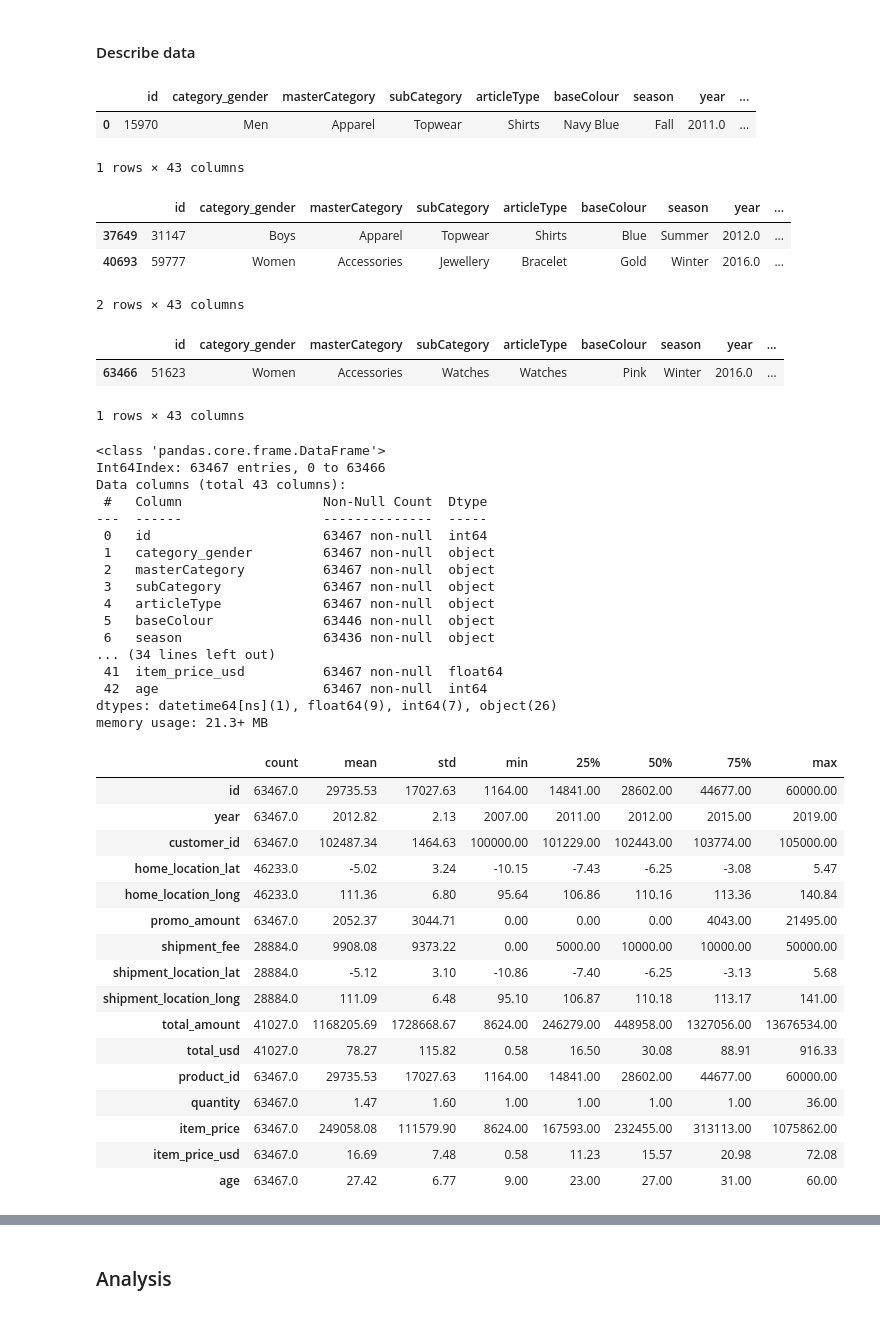
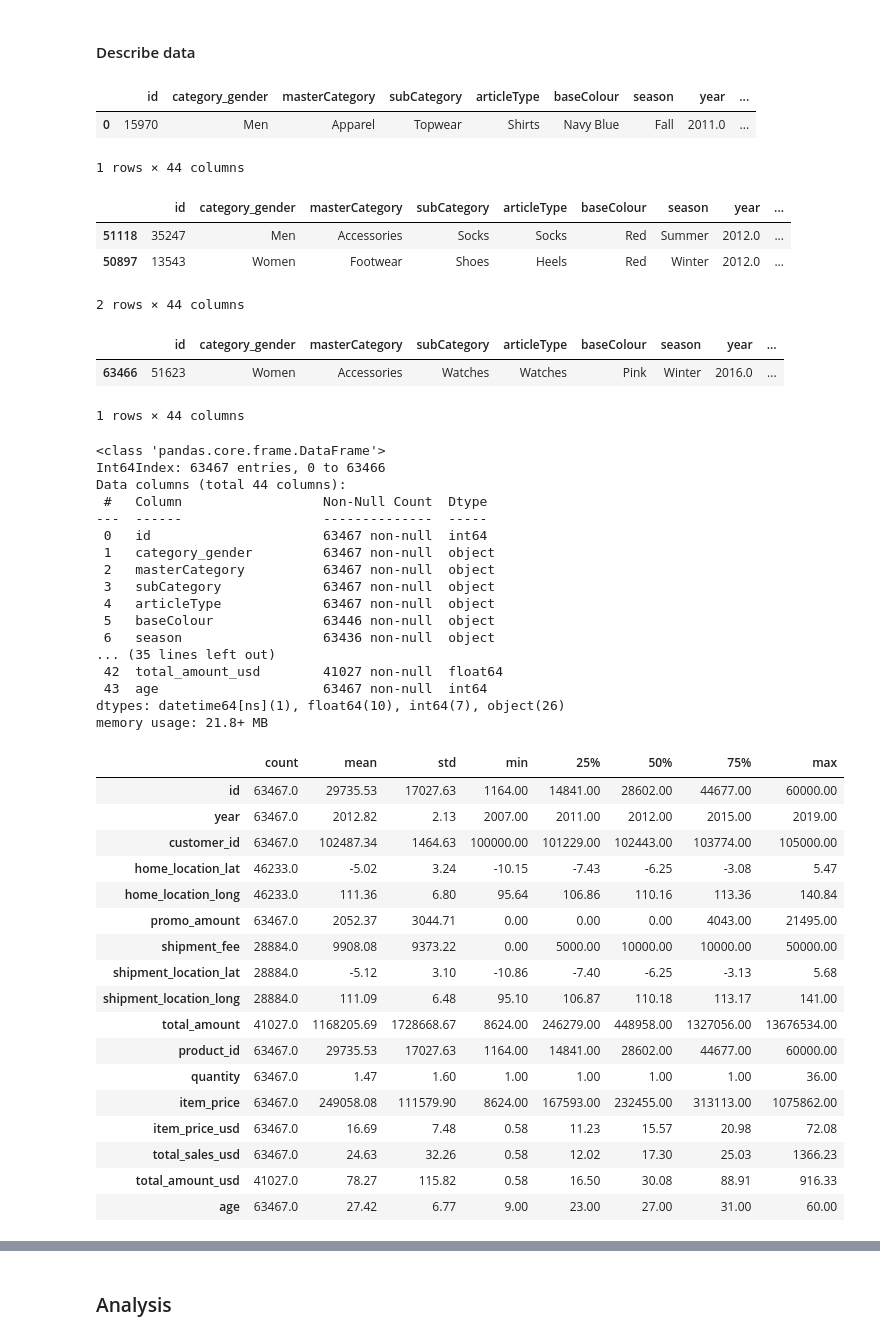
Before and after one commit to uzhegovaelena/ecommerce_analysis, a Jupyter notebook: e_commerce.ipynb, the cells around one changed output, grey strips where cells are left out. Cells and saved outputs as stored; diff of their text form; code cells hidden in the pictures.

```diff
--- a/e_commerce.ipynb
+++ b/e_commerce.ipynb
@@ -101,0 +85,8 @@ transactions.head(1)
+# %%
+idr_to_usd = 0.000067
+transactions['item_price_usd'] = transactions.item_price*idr_to_usd
+transactions['total_sales_usd'] = transactions['quantity']*transactions['item_price_usd']
+transactions['total_amount_usd'] = transactions['total_amount']*idr_to_usd
+
+
+transactions.head(1)
@@ -111,7 +127,7 @@ data.head(3)
 # %%
 product = pd.DataFrame(product)
-data_new = pd.merge(product, data, left_on='id', right_on='product_id')
-data_new.head(3)
+full_data = pd.merge(product, data, left_on='id', right_on='product_id')
+full_data.head(3)
 # %% [output]
 |  | id | gender_x | masterCategory | subCategory | articleType | baseColour | season | year | usage | ... |
 | 0 | 15970 | Men | Apparel | Topwear | Shirts | Navy Blue | Fall | 2011.0 | Casual | ... |
@@ -121,39 +137,39 @@ data_new.head(3)
 # %%
-data_new['birthdate'] = pd.to_datetime(data_new['birthdate'])
-data_new['age'] = datetime.datetime.now().year - data_new['birthdate'].dt.year
+full_data['birthdate'] = pd.to_datetime(full_data['birthdate'])
+full_data['age'] = datetime.datetime.now().year - full_data['birthdate'].dt.year
 
-#time of transaction
+#Can use time of transaction instead of to_datetime
 
 # data_new.head(1)
 # %%
-data_new.rename(columns={'gender_x': 'category_gender', 'gender_y': 'customer_gender'}, inplace=True)
+full_data.rename(columns={'gender_x': 'category_gender', 'gender_y': 'customer_gender'}, inplace=True)
 # %% [markdown]
 #### Describe data
 # %%
-data_new.head(1)
+full_data.head(1)
 # %% [output]
 |  | id | category_gender | masterCategory | subCategory | articleType | baseColour | season | year | ... |
 | 0 | 15970 | Men | Apparel | Topwear | Shirts | Navy Blue | Fall | 2011.0 | ... |
-1 rows × 43 columns
+1 rows × 44 columns
 # %%
-data_new.sample(2)
+full_data.sample(2)
 # %% [output]
 |  | id | category_gender | masterCategory | subCategory | articleType | baseColour | season | year | ... |
-| 37649 | 31147 | Boys | Apparel | Topwear | Shirts | Blue | Summer | 2012.0 | ... |
-| 40693 | 59777 | Women | Accessories | Jewellery | Bracelet | Gold | Winter | 2016.0 | ... |
+| 51118 | 35247 | Men | Accessories | Socks | Socks | Red | Summer | 2012.0 | ... |
+| 50897 | 13543 | Women | Footwear | Shoes | Heels | Red | Winter | 2012.0 | ... |
-2 rows × 43 columns
+2 rows × 44 columns
 # %%
-data_new.tail(1)
+full_data.tail(1)
 # %% [output]
 |  | id | category_gender | masterCategory | subCategory | articleType | baseColour | season | year | ... |
 | 63466 | 51623 | Women | Accessories | Watches | Watches | Pink | Winter | 2016.0 | ... |
-1 rows × 43 columns
+1 rows × 44 columns
 # %%
-data_new.info()
+full_data.info()
 # %% [output]
 <class 'pandas.core.frame.DataFrame'>
 Int64Index: 63467 entries, 0 to 63466
-Data columns (total 43 columns):
+Data columns (total 44 columns):
  #   Column                  Non-Null Count  Dtype
 ---  ------                  --------------  -----
  0   id                      63467 non-null  int64
@@ -163,30 +179,31 @@ Data columns (total 43 columns):
  4   articleType             63467 non-null  object
  5   baseColour              63446 non-null  object
  6   season                  63436 non-null  object
-... (34 lines left out)
- 41  item_price_usd          63467 non-null  float64
- 42  age                     63467 non-null  int64
-dtypes: datetime64[ns](1), float64(9), int64(7), object(26)
-memory usage: 21.3+ MB
+... (35 lines left out)
+ 42  total_amount_usd        41027 non-null  float64
+ 43  age                     63467 non-null  int64
+dtypes: datetime64[ns](1), float64(10), int64(7), object(26)
+memory usage: 21.8+ MB
 # %%
-data_new.describe(include=['int64', 'float64']).round(2).T
+full_data.describe(include=['int64', 'float64']).round(2).T
 # %% [output]
 |  | count | mean | std | min | 25% | 50% | 75% | max |
 | id | 63467.0 | 29735.53 | 17027.63 | 1164.00 | 14841.00 | 28602.00 | 44677.00 | 60000.00 |
 | year | 63467.0 | 2012.82 | 2.13 | 2007.00 | 2011.00 | 2012.00 | 2015.00 | 2019.00 |
 | customer_id | 63467.0 | 102487.34 | 1464.63 | 100000.00 | 101229.00 | 102443.00 | 103774.00 | 105000.00 |
 | home_location_lat | 46233.0 | -5.02 | 3.24 | -10.15 | -7.43 | -6.25 | -3.08 | 5.47 |
 | home_location_long | 46233.0 | 111.36 | 6.80 | 95.64 | 106.86 | 110.16 | 113.36 | 140.84 |
 | promo_amount | 63467.0 | 2052.37 | 3044.71 | 0.00 | 0.00 | 0.00 | 4043.00 | 21495.00 |
 | shipment_fee | 28884.0 | 9908.08 | 9373.22 | 0.00 | 5000.00 | 10000.00 | 10000.00 | 50000.00 |
 | shipment_location_lat | 28884.0 | -5.12 | 3.10 | -10.86 | -7.40 | -6.25 | -3.13 | 5.68 |
 | shipment_location_long | 28884.0 | 111.09 | 6.48 | 95.10 | 106.87 | 110.18 | 113.17 | 141.00 |
 | total_amount | 41027.0 | 1168205.69 | 1728668.67 | 8624.00 | 246279.00 | 448958.00 | 1327056.00 | 13676534.00 |
-| total_usd | 41027.0 | 78.27 | 115.82 | 0.58 | 16.50 | 30.08 | 88.91 | 916.33 |
 | product_id | 63467.0 | 29735.53 | 17027.63 | 1164.00 | 14841.00 | 28602.00 | 44677.00 | 60000.00 |
 | quantity | 63467.0 | 1.47 | 1.60 | 1.00 | 1.00 | 1.00 | 1.00 | 36.00 |
 | item_price | 63467.0 | 249058.08 | 111579.90 | 8624.00 | 167593.00 | 232455.00 | 313113.00 | 1075862.00 |
 | item_price_usd | 63467.0 | 16.69 | 7.48 | 0.58 | 11.23 | 15.57 | 20.98 | 72.08 |
+| total_sales_usd | 63467.0 | 24.63 | 32.26 | 0.58 | 12.02 | 17.30 | 25.03 | 1366.23 |
+| total_amount_usd | 41027.0 | 78.27 | 115.82 | 0.58 | 16.50 | 30.08 | 88.91 | 916.33 |
 | age | 63467.0 | 27.42 | 6.77 | 9.00 | 23.00 | 27.00 | 31.00 | 60.00 |
 # %%
 # Check missing values
```
Also changed, not shown: parts of 43 cells of this notebook.
